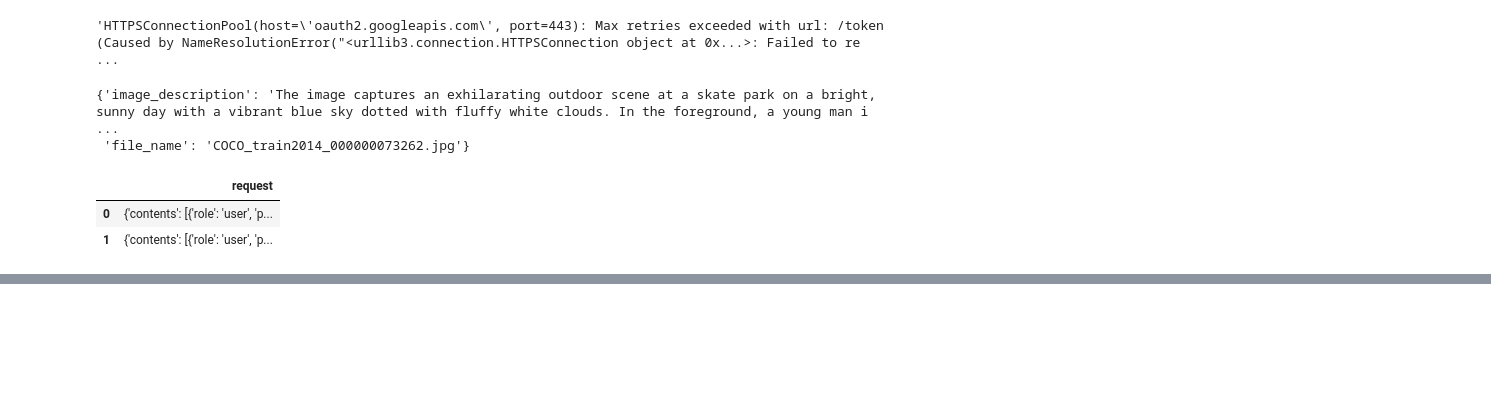
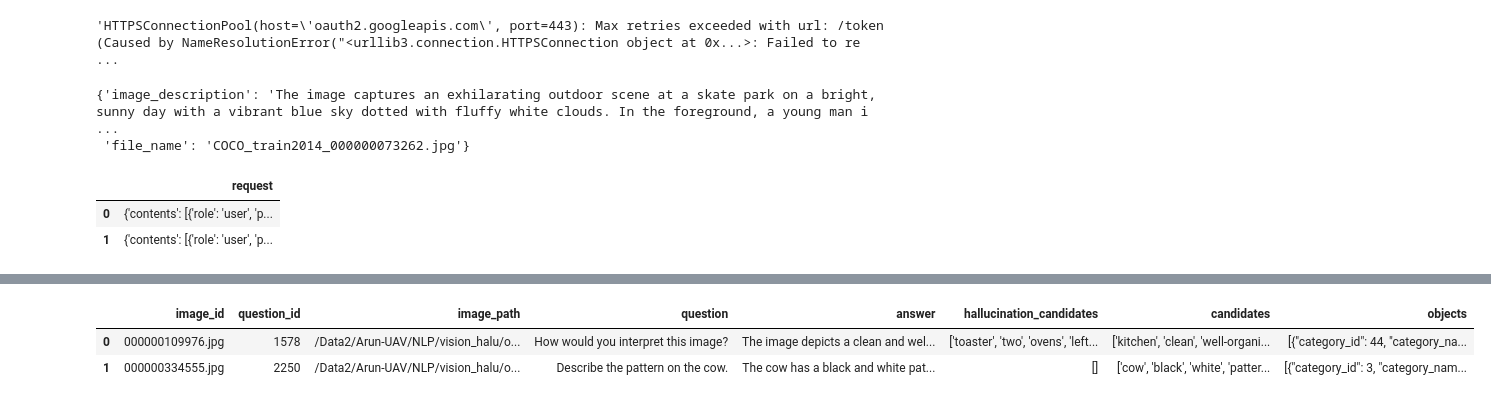
Before and after one commit to sri-harsha-jaladi/vision_hallucination, a Jupyter notebook: helper_nbs/gemini_img_des.ipynb, the cells around one changed output, grey strips where cells are left out. Cells and saved outputs as stored; diff of their text form; code cells hidden in the pictures; blank space fills up the shorter version.

```diff
--- a/helper_nbs/gemini_img_des.ipynb
+++ b/helper_nbs/gemini_img_des.ipynb
@@ -507,0 +530,6 @@ Labels: `{labels}`
+# %%
+    .head(2)
+# %% [output]
+|  | image_id | question_id | image_path | question | answer | hallucination_candidates | candidates | objects |
+| 0 | 000000109976.jpg | 1578 | /Data2/Arun-UAV/NLP/vision_halu/o... | How would you interpret this image? | The image depicts a clean and wel... | ['toaster', 'two', 'ovens', 'left... | ['kitchen', 'clean', 'well-organi... | [{"category_id": 44, "category_na... |
+| 1 | 000000334555.jpg | 2250 | /Data2/Arun-UAV/NLP/vision_halu/o... | Describe the pattern on the cow. | The cow has a black and white pat... | [] | ['cow', 'black', 'white', 'patter... | [{"category_id": 3, "category_nam... |
```
Also changed, not shown: parts of 13 cells of this notebook, 6 other files.
